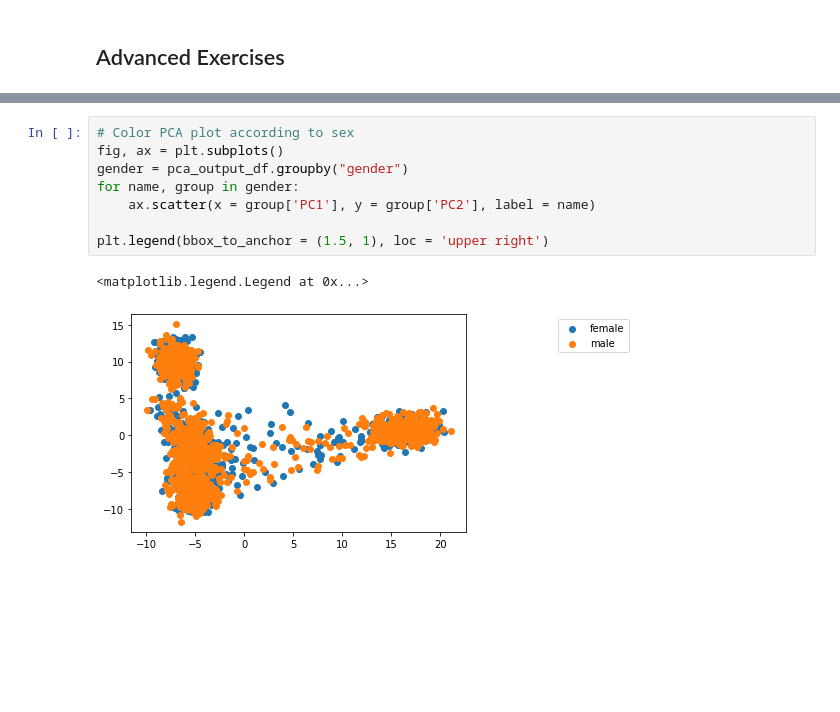
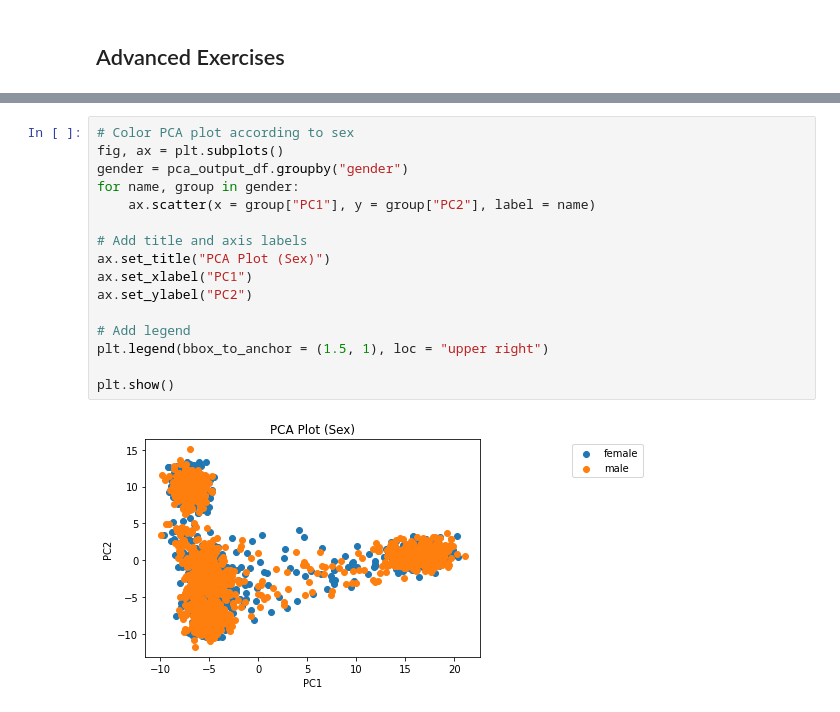
Before and after one commit to schidambaran/qbb2020-answers, a Jupyter notebook: day2-homework/day2-homework-all.ipynb, the cells around one changed output, grey strips where cells are left out. Drawn from its saved outputs; the diff is of its cells as text; blank space fills up the shorter version.

```diff
--- a/day2-homework/day2-homework-all.ipynb
+++ b/day2-homework/day2-homework-all.ipynb
@@ -120,11 +131,18 @@ plt.legend(bbox_to_anchor = (1.5, 1), loc = 'upper right')
 # %%
 # Color PCA plot according to sex
 fig, ax = plt.subplots()
 gender = pca_output_df.groupby("gender")
 for name, group in gender:
-    ax.scatter(x = group['PC1'], y = group['PC2'], label = name)
+    ax.scatter(x = group["PC1"], y = group["PC2"], label = name)
 
-plt.legend(bbox_to_anchor = (1.5, 1), loc = 'upper right')
+# Add title and axis labels
+ax.set_title("PCA Plot (Sex)")
+ax.set_xlabel("PC1")
+ax.set_ylabel("PC2")
+
+# Add legend
+plt.legend(bbox_to_anchor = (1.5, 1), loc = "upper right")
+
+plt.show()
 # %% [output]
-<matplotlib.legend.Legend at 0x...>
-[figure, old version]
+[figure, new version]
```
Also changed, not shown: parts of 8 cells of this notebook.
